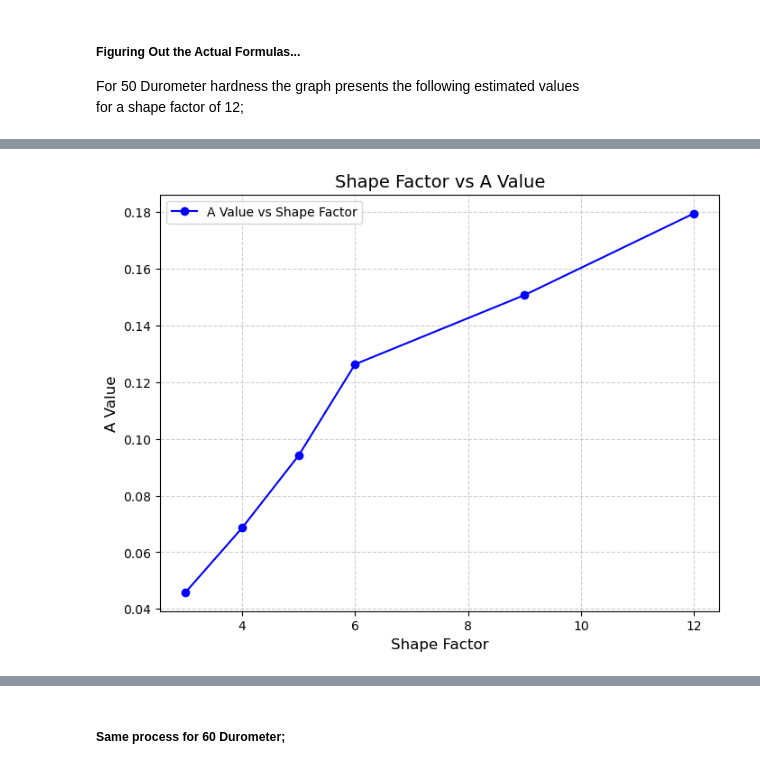
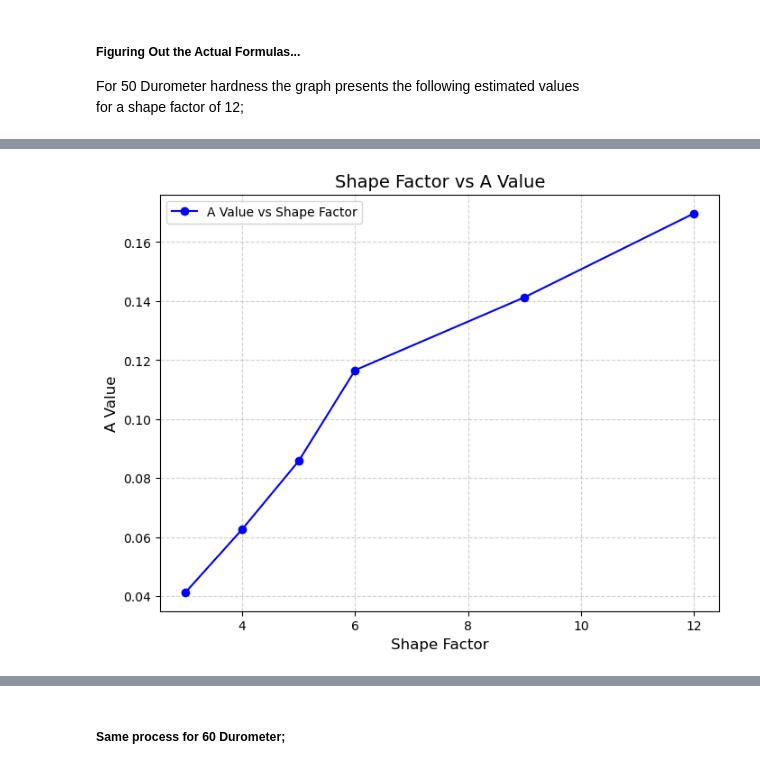
Before and after one commit to drparks71/civilpy, a Jupyter notebook: Notebooks/Bearings.ipynb, the cells around one changed output, grey strips where cells are left out. Drawn from its saved outputs; the diff is of its cells as text; code cells hidden in the pictures.

```diff
--- a/Notebooks/Bearings.ipynb
+++ b/Notebooks/Bearings.ipynb
@@ -548,35 +533,36 @@ dur_50_sf_3 - Best-fit equation: y = 0.0459 * x^1.2
 # %%
 # shape factor vs A Value of formula,
 values = [
-    (12, 0.1795),
-    (9, 0.1507),
-    (6, 0.1263),
-    (5, 0.0941),
-    (4, 0.0686),
-    (3, 0.0459)
+    (12, 0.1697),
+    (9, 0.1413),
+    (6, 0.1166),
+    (5, 0.0858),
+    (4, 0.0627),
+    (3, 0.0414)
 ]
 # %%
 import matplotlib.pyplot as plt
 
 # Data values
 shape_factors = np.array([x[0] for x in values])
 a_values = np.array([x[1] for x in values])
 
 # Plot
 plt.figure(figsize=(8, 6))
-plt.plot(shape_factors, a_values, marker='o', linestyle='-', color='b', label='A Value vs Shape Factor')
+plt.plot(shape_factors, a_values, marker='o', linestyle='-', color='b',
+         label='A Value vs Shape Factor')
 
 # Labels and title
 plt.title('Shape Factor vs A Value', fontsize=14)
 plt.xlabel('Shape Factor', fontsize=12)
 plt.ylabel('A Value', fontsize=12)
 plt.grid(True, linestyle='--', alpha=0.6)
 plt.legend(fontsize=10)
 
 # Show the plot
 plt.show()
 # %% [output]
-[figure, old version]
+[figure, new version]
 # %% [markdown]
 ##### Results
 
```
Also changed, not shown: parts of 25 cells of this notebook.
